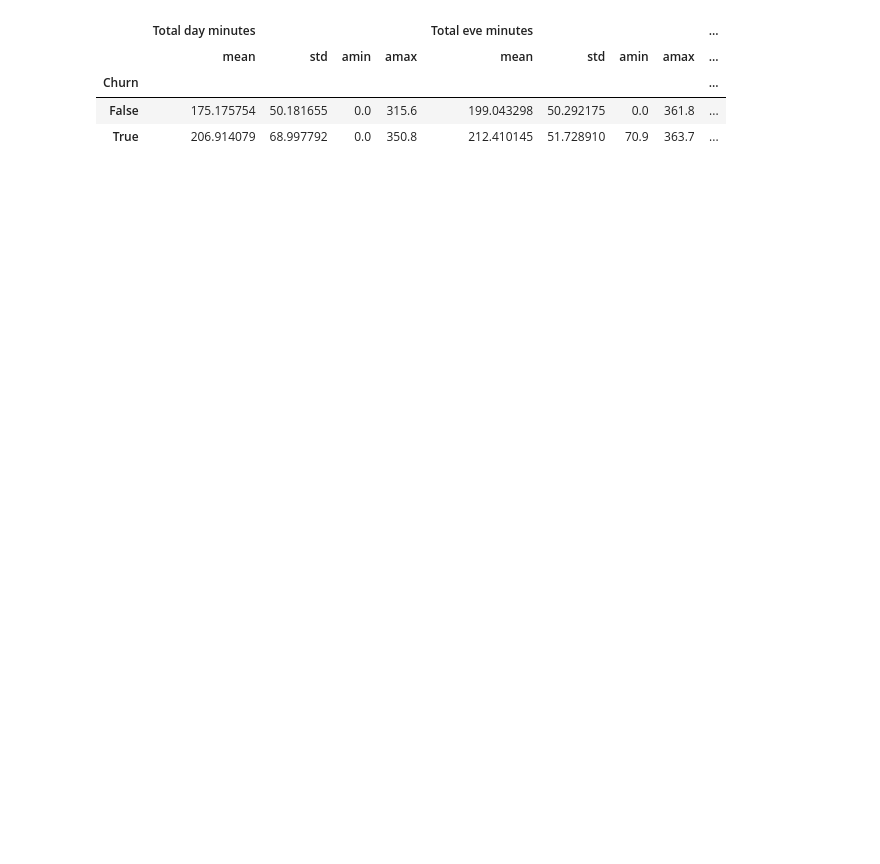
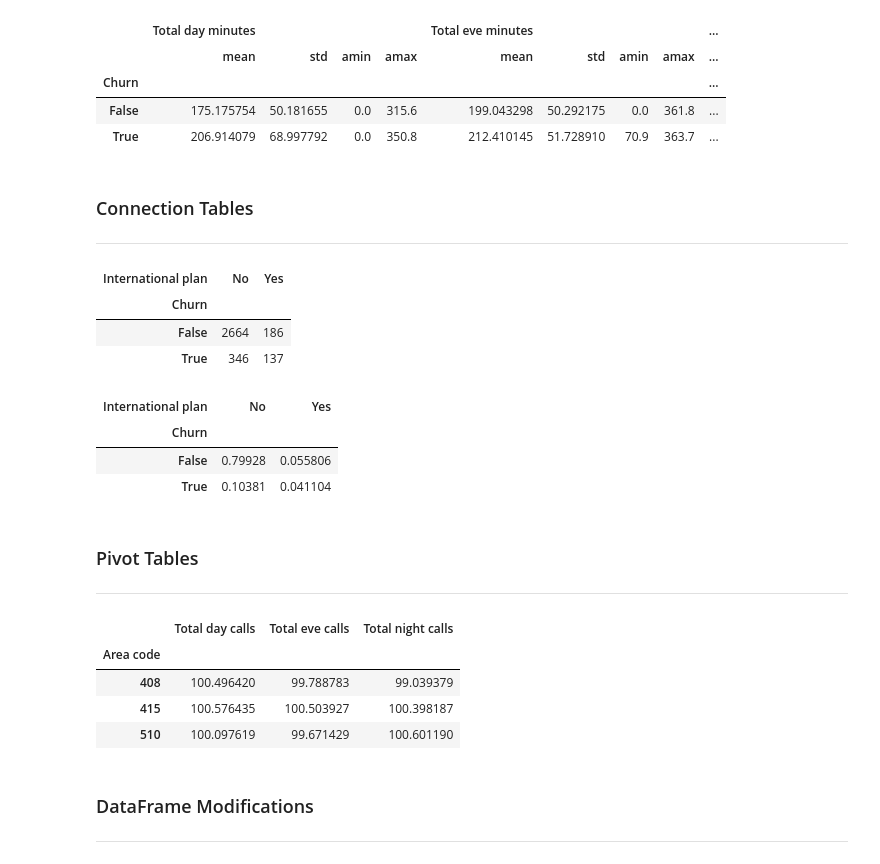
Before and after one commit to pvlbzn/datascience, a Jupyter notebook: analisys.ipynb, the cells around one changed output. Saved outputs shown, nothing was run; the diff lists cells and outputs as text; code cells hidden in the pictures; blank space fills up the shorter version.

```diff
--- a/analisys.ipynb
+++ b/analisys.ipynb
@@ -3,7 +3,7 @@ import pandas as pd
 import numpy as np
 
 # Import data
-df = pd.read_csv('../data/telecom.csv')
+df = pd.read_csv('data/telecom.csv')
 # Look at first 5 elements
 df.head()
 # %% [output]
@@ -358,3 +346,41 @@ df.groupby(['Churn'])[cols].agg([np.mean, np.std, np.min, np.max])
 | Churn |  |  |  |  |  |  |  |  | ... |
 | False | 175.175754 | 50.181655 | 0.0 | 315.6 | 199.043298 | 50.292175 | 0.0 | 361.8 | ... |
 | True | 206.914079 | 68.997792 | 0.0 | 350.8 | 212.410145 | 51.728910 | 70.9 | 363.7 | ... |
+# %% [markdown]
+### Connection Tables
+---
+# %%
+
+# Distribution in context of Churn and International plan
+pd.crosstab(df['Churn'], df['International plan'])
+# %% [output]
+| International plan | No | Yes |
+| Churn |  |  |
+| False | 2664 | 186 |
+| True | 346 | 137 |
+# %%
+
+# The same but normalized
+pd.crosstab(df['Churn'], df['International plan'], normalize=True)
+# %% [output]
+| International plan | No | Yes |
+| Churn |  |  |
+| False | 0.79928 | 0.055806 |
+| True | 0.10381 | 0.041104 |
+# %% [markdown]
+### Pivot Tables
+---
+# %%
+
+# Average number of day-eve-night calls by area code
+calls = ['Total day calls', 'Total eve calls', 'Total night calls']
+df.pivot_table(calls, ['Area code'], aggfunc='mean')
+# %% [output]
+|  | Total day calls | Total eve calls | Total night calls |
+| Area code |  |  |  |
+| 408 | 100.496420 | 99.788783 | 99.039379 |
+| 415 | 100.576435 | 100.503927 | 100.398187 |
+| 510 | 100.097619 | 99.671429 | 100.601190 |
+# %% [markdown]
+### DataFrame Modifications
+---
```
Also changed, not shown: parts of 7 cells of this notebook.
